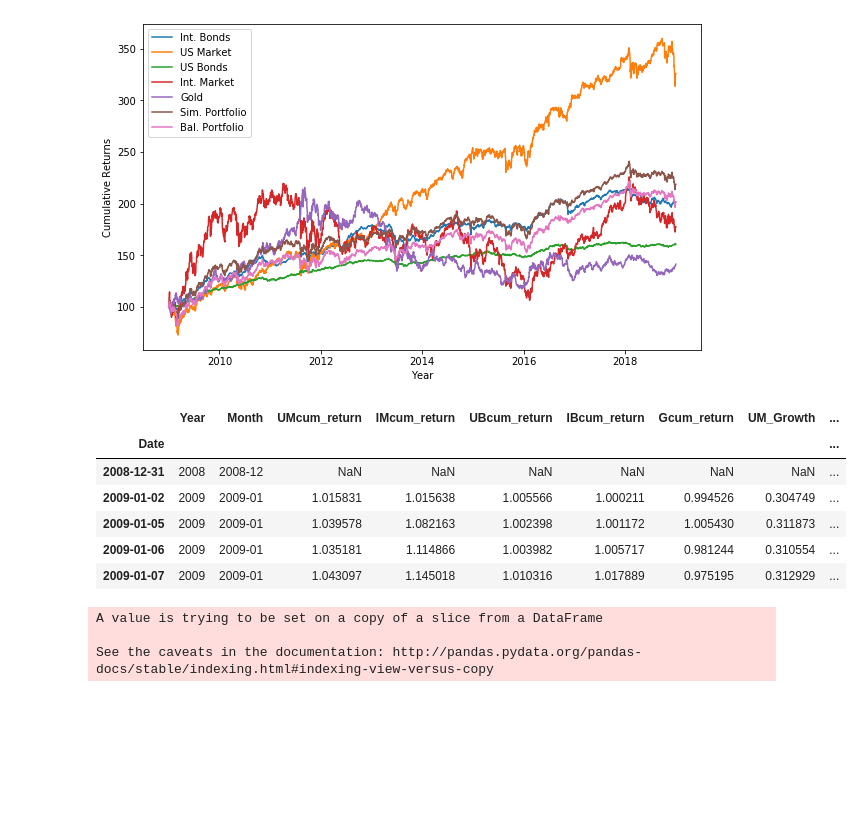
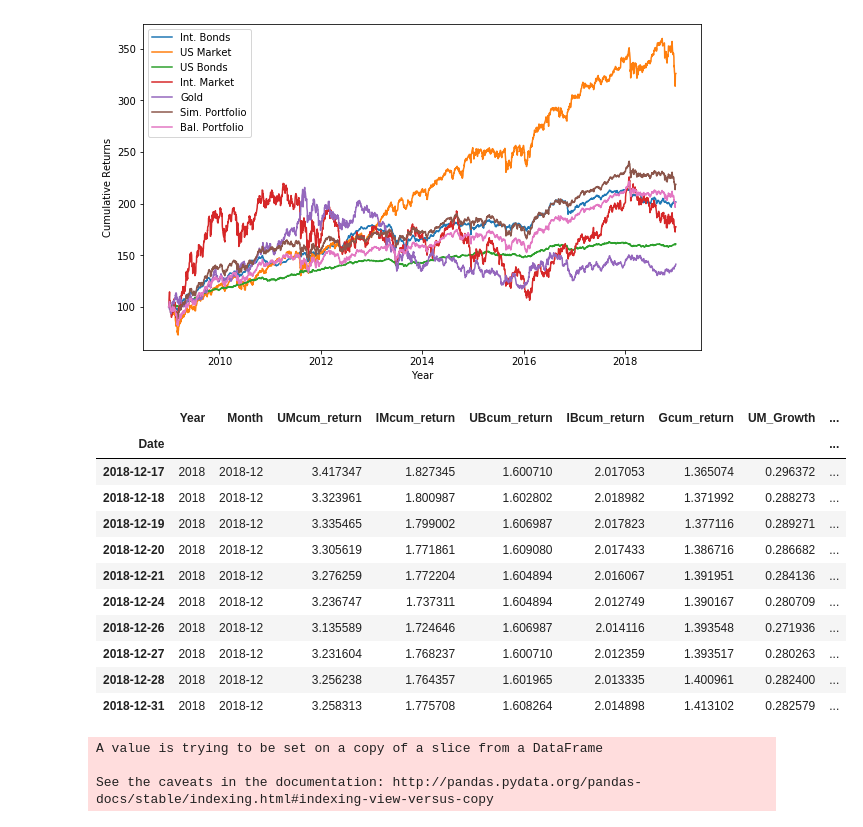
Before and after one commit to cdd6689/-Fin-Compare-domestic-foreign-equitys-and-bonds-, a Jupyter notebook: Finance Project.ipynb, the cells around one changed output. Cells and saved outputs as stored; diff of their text form; code cells hidden in the pictures; blank space fills up the shorter version.

```diff
--- a/Finance Project.ipynb
+++ b/Finance Project.ipynb
@@ -216,16 +216,21 @@ portfolio['IB_Growth'] = portfolio['IBcum_return']*IB
 portfolio['G_Growth'] = portfolio['Gcum_return']*G
 
 portfolio['p_Growth'] = portfolio['UM_Growth']+ portfolio['IM_Growth'] + portfolio['UB_Growth'] + portfolio['IB_Growth'] + portfolio['G_Growth']
-# %%
-portfolio[:5]
-# %% [output]
-|  | Year | Month | UMcum_return | IMcum_return | UBcum_return | IBcum_return | Gcum_return | UM_Growth | ... |
-| Date |  |  |  |  |  |  |  |  | ... |
-| 2008-12-31 | 2008 | 2008-12 | NaN | NaN | NaN | NaN | NaN | NaN | ... |
-| 2009-01-02 | 2009 | 2009-01 | 1.015831 | 1.015638 | 1.005566 | 1.000211 | 0.994526 | 0.304749 | ... |
-| 2009-01-05 | 2009 | 2009-01 | 1.039578 | 1.082163 | 1.002398 | 1.001172 | 1.005430 | 0.311873 | ... |
-| 2009-01-06 | 2009 | 2009-01 | 1.035181 | 1.114866 | 1.003982 | 1.005717 | 0.981244 | 0.310554 | ... |
-| 2009-01-07 | 2009 | 2009-01 | 1.043097 | 1.145018 | 1.010316 | 1.017889 | 0.975195 | 0.312929 | ... |
+# %%
+portfolio.tail(10)#[:25]
+# %% [output]
+|  | Year | Month | UMcum_return | IMcum_return | UBcum_return | IBcum_return | Gcum_return | UM_Growth | ... |
+| Date |  |  |  |  |  |  |  |  | ... |
+| 2018-12-17 | 2018 | 2018-12 | 3.417347 | 1.827345 | 1.600710 | 2.017053 | 1.365074 | 0.296372 | ... |
+| 2018-12-18 | 2018 | 2018-12 | 3.323961 | 1.800987 | 1.602802 | 2.018982 | 1.371992 | 0.288273 | ... |
+| 2018-12-19 | 2018 | 2018-12 | 3.335465 | 1.799002 | 1.606987 | 2.017823 | 1.377116 | 0.289271 | ... |
+| 2018-12-20 | 2018 | 2018-12 | 3.305619 | 1.771861 | 1.609080 | 2.017433 | 1.386716 | 0.286682 | ... |
+| 2018-12-21 | 2018 | 2018-12 | 3.276259 | 1.772204 | 1.604894 | 2.016067 | 1.391951 | 0.284136 | ... |
+| 2018-12-24 | 2018 | 2018-12 | 3.236747 | 1.737311 | 1.604894 | 2.012749 | 1.390167 | 0.280709 | ... |
+| 2018-12-26 | 2018 | 2018-12 | 3.135589 | 1.724646 | 1.606987 | 2.014116 | 1.393548 | 0.271936 | ... |
+| 2018-12-27 | 2018 | 2018-12 | 3.231604 | 1.768237 | 1.600710 | 2.012359 | 1.393517 | 0.280263 | ... |
+| 2018-12-28 | 2018 | 2018-12 | 3.256238 | 1.764357 | 1.601965 | 2.013335 | 1.400961 | 0.282400 | ... |
+| 2018-12-31 | 2018 | 2018-12 | 3.258313 | 1.775708 | 1.608264 | 2.014898 | 1.413102 | 0.282579 | ... |
 # %%
 portfolio['p_Return']= portfolio['p_Growth'] * 100
 portfolio['p_Return'][0] = 100
```
Also changed, not shown: parts of 2 cells of this notebook.
